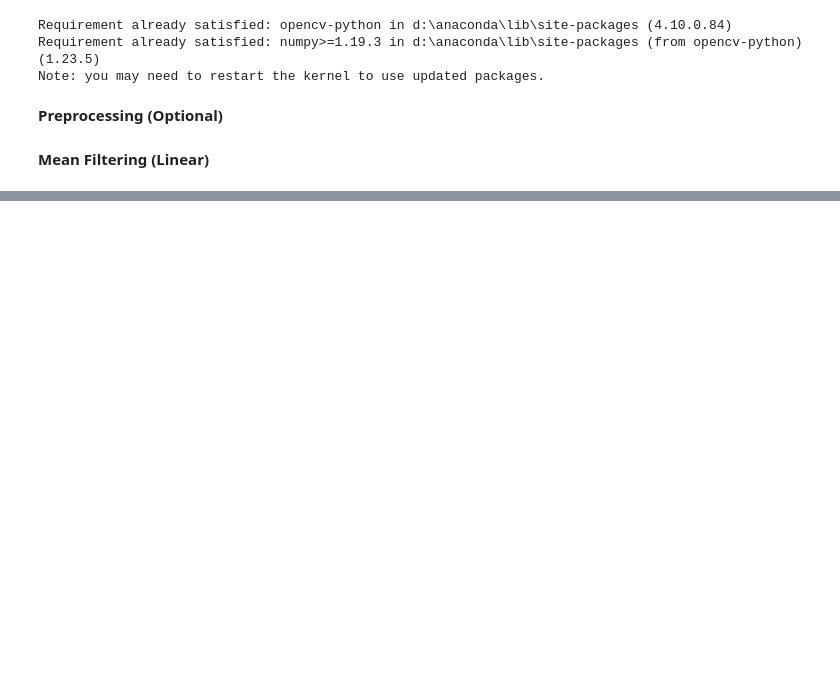
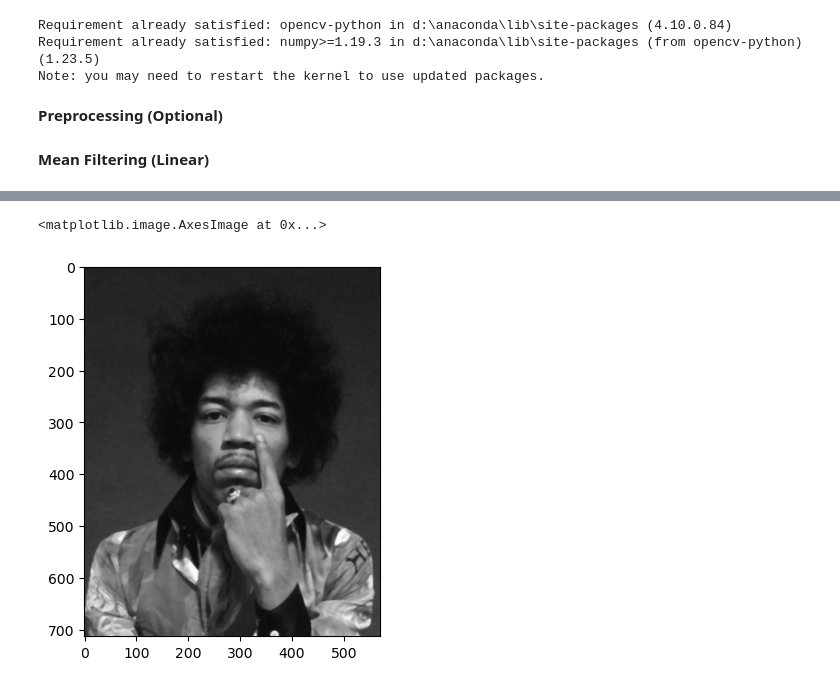
Before and after one commit to abhagyacharan/Computer-Vision-Challenges, a Jupyter notebook: Low Level/3. Image Filtering & Restoration/img_processing_filtering.ipynb, the cells around one changed output, grey strips where cells are left out. Cells and saved outputs as stored; diff of their text form; code cells hidden in the pictures; blank space fills up the shorter version.

```diff
--- a/Low Level/3. Image Filtering & Restoration/img_processing_filtering.ipynb
+++ b/Low Level/3. Image Filtering & Restoration/img_processing_filtering.ipynb
@@ -29,0 +32,3 @@ def mean_filtering(img_path, kernel_size):
+# %%
+def median_filtering(image, kernel_size):
+    return cv2.medianBlur(image, kernel_size)
@@ -29,0 +137,5 @@ def mean_filtering(img_path, kernel_size):
+# %%
+plt.imshow(cv2.cvtColor(median_filtered_image, cv2.COLOR_BGR2RGB))
+# %% [output]
+<matplotlib.image.AxesImage at 0x...>
+[figure, added]
```
Also changed, not shown: parts of 21 cells of this notebook, 1 other file.
